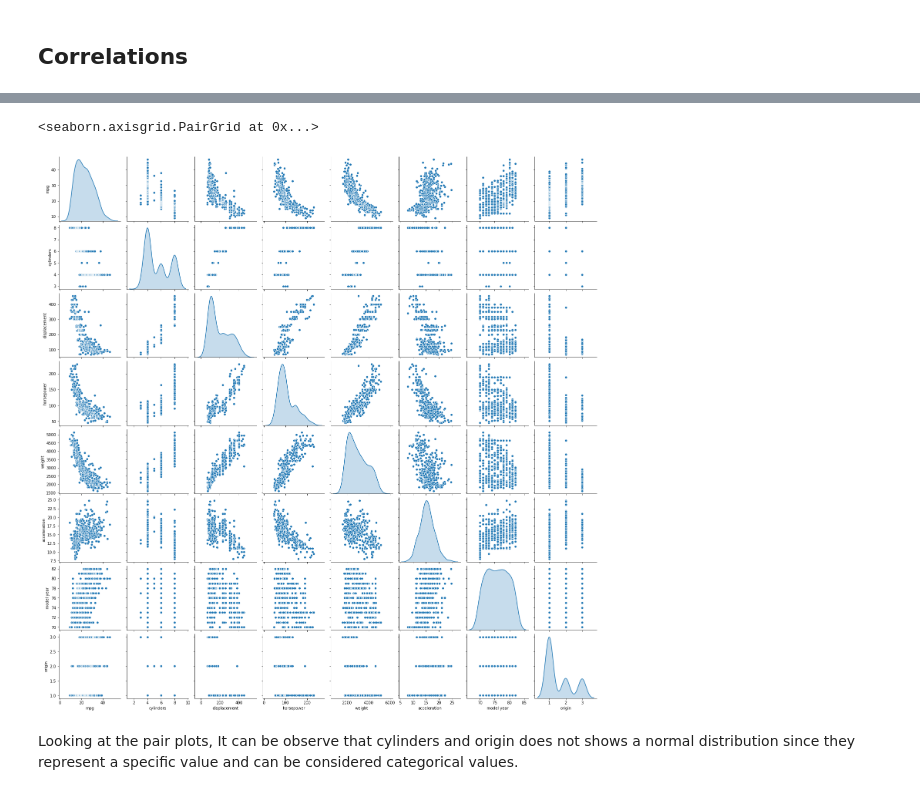
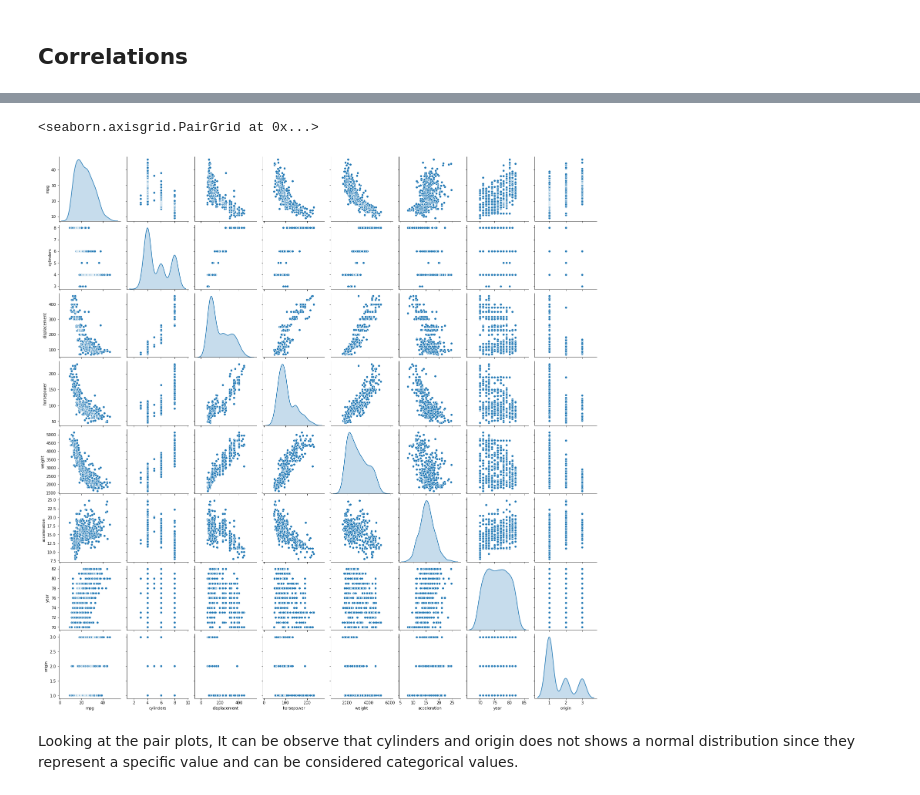
Before and after one commit to jessicapardo/Vintage-Cars-MPG, a Jupyter notebook: Machine_learning/Machine_learning.ipynb, the cells around one changed output, grey strips where cells are left out. Saved outputs shown, nothing was run; the diff lists cells and outputs as text; code cells hidden in the pictures.

Commit message:
Machine Learning Model

```diff
--- a/Machine_learning/Machine_learning.ipynb
+++ b/Machine_learning/Machine_learning.ipynb
@@ -186,10 +186,10 @@ plt.show()
 # %%
 ##pairplots to get an intuition of potential correlations
 
-sns.pairplot(mpg_df[["mpg", "cylinders", "displacement", "horsepower", "weight", "acceleration", "model year", "origin"]], diag_kind="kde")
+sns.pairplot(mpg_df[["mpg", "cylinders", "displacement", "horsepower", "weight", "acceleration", "year", "origin"]], diag_kind="kde")
 # %% [output]
 <seaborn.axisgrid.PairGrid at 0x...>
-[figure, old version]
+[figure, new version]
 # %% [markdown]
 Looking at the pair plots, It can be observe that cylinders and origin does not shows a normal distribution since they represent a specific value and can be considered categorical values.
 # %% [markdown]
```
Also changed, not shown: parts of 22 cells of this notebook, 1 other file.
